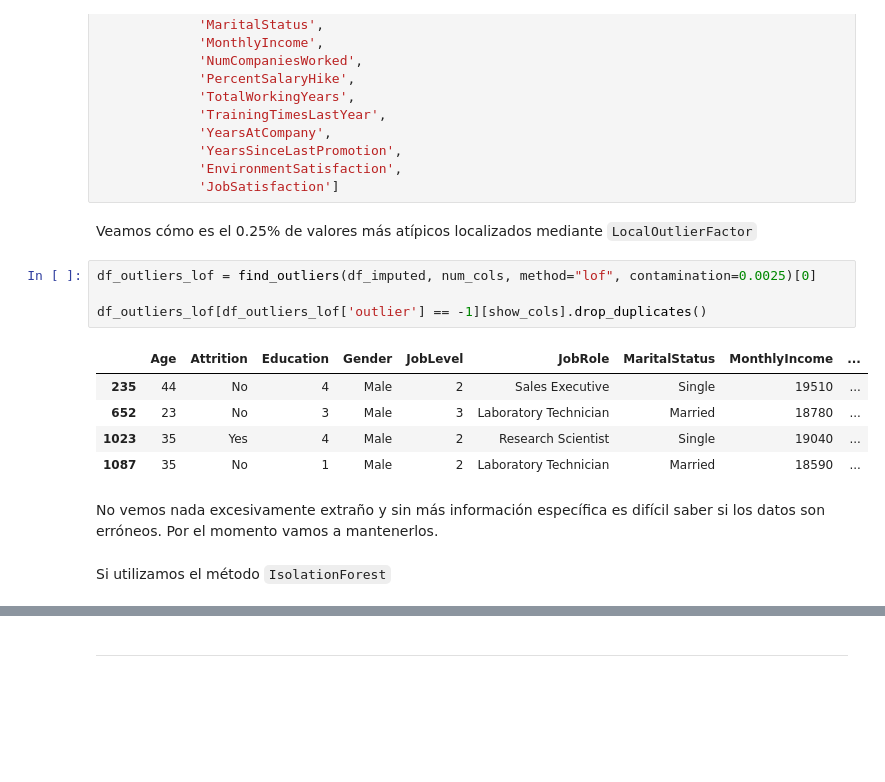
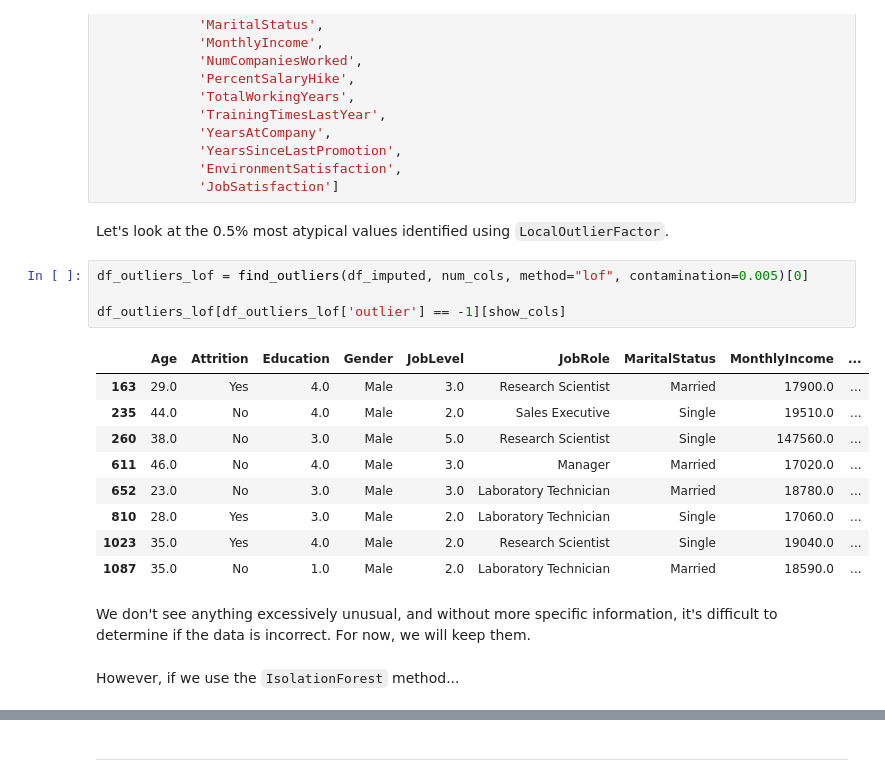
Before and after one commit to SupernovaIa/Proyecto-8-Prediccion-de-Retencion-de-Empleados, a Jupyter notebook: notebook/02-null_outlier_handling.ipynb, the cells around one changed output, grey strips where cells are left out. Drawn from its saved outputs; the diff is of its cells as text; blank space fills up the shorter version.

```diff
--- a/notebook/02-null_outlier_handling.ipynb
+++ b/notebook/02-null_outlier_handling.ipynb
@@ -105,20 +115,24 @@ show_cols = ['Age',
              'YearsSinceLastPromotion',
              'EnvironmentSatisfaction',
              'JobSatisfaction']
-# %% [markdown]
-Veamos cómo es el 0.25% de valores más atípicos localizados mediante `LocalOutlierFactor`
+# %% [markdown]
+Let's look at the 0.5% most atypical values identified using `LocalOutlierFactor`.
 # %%
-df_outliers_lof = find_outliers(df_imputed, num_cols, method="lof", contamination=0.0025)[0]
+df_outliers_lof = find_outliers(df_imputed, num_cols, method="lof", contamination=0.005)[0]
 
-df_outliers_lof[df_outliers_lof['outlier'] == -1][show_cols].drop_duplicates()
+df_outliers_lof[df_outliers_lof['outlier'] == -1][show_cols]
 # %% [output]
 |  | Age | Attrition | Education | Gender | JobLevel | JobRole | MaritalStatus | MonthlyIncome | ... |
-| 235 | 44 | No | 4 | Male | 2 | Sales Executive | Single | 19510 | ... |
-| 652 | 23 | No | 3 | Male | 3 | Laboratory Technician | Married | 18780 | ... |
-| 1023 | 35 | Yes | 4 | Male | 2 | Research Scientist | Single | 19040 | ... |
-| 1087 | 35 | No | 1 | Male | 2 | Laboratory Technician | Married | 18590 | ... |
+| 163 | 29.0 | Yes | 4.0 | Male | 3.0 | Research Scientist | Married | 17900.0 | ... |
+| 235 | 44.0 | No | 4.0 | Male | 2.0 | Sales Executive | Single | 19510.0 | ... |
+| 260 | 38.0 | No | 3.0 | Male | 5.0 | Research Scientist | Single | 147560.0 | ... |
+| 611 | 46.0 | No | 4.0 | Male | 3.0 | Manager | Married | 17020.0 | ... |
+| 652 | 23.0 | No | 3.0 | Male | 3.0 | Laboratory Technician | Married | 18780.0 | ... |
+| 810 | 28.0 | Yes | 3.0 | Male | 2.0 | Laboratory Technician | Single | 17060.0 | ... |
+| 1023 | 35.0 | Yes | 4.0 | Male | 2.0 | Research Scientist | Single | 19040.0 | ... |
+| 1087 | 35.0 | No | 1.0 | Male | 2.0 | Laboratory Technician | Married | 18590.0 | ... |
-# %% [markdown]
-No vemos nada excesivamente extraño y sin más información específica es difícil saber si los datos son erróneos. Por el momento vamos a mantenerlos.
-# %% [markdown]
-Si utilizamos el método `IsolationForest`
+# %% [markdown]
+We don't see anything excessively unusual, and without more specific information, it's difficult to determine if the data is incorrect. For now, we will keep them.
+# %% [markdown]
+However, if we use the `IsolationForest` method...
 # %%
```
Also changed, not shown: parts of 24 cells of this notebook, 3 other files.
